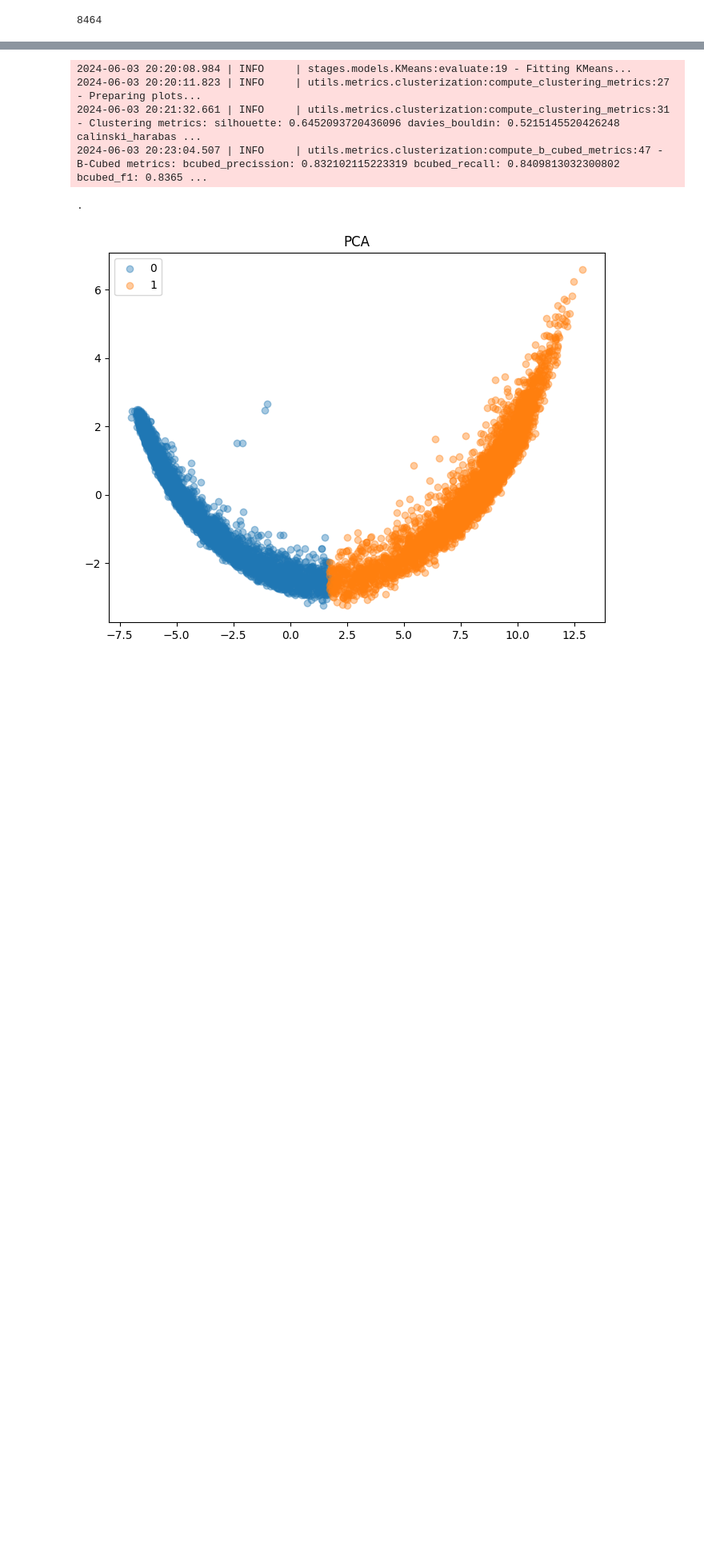
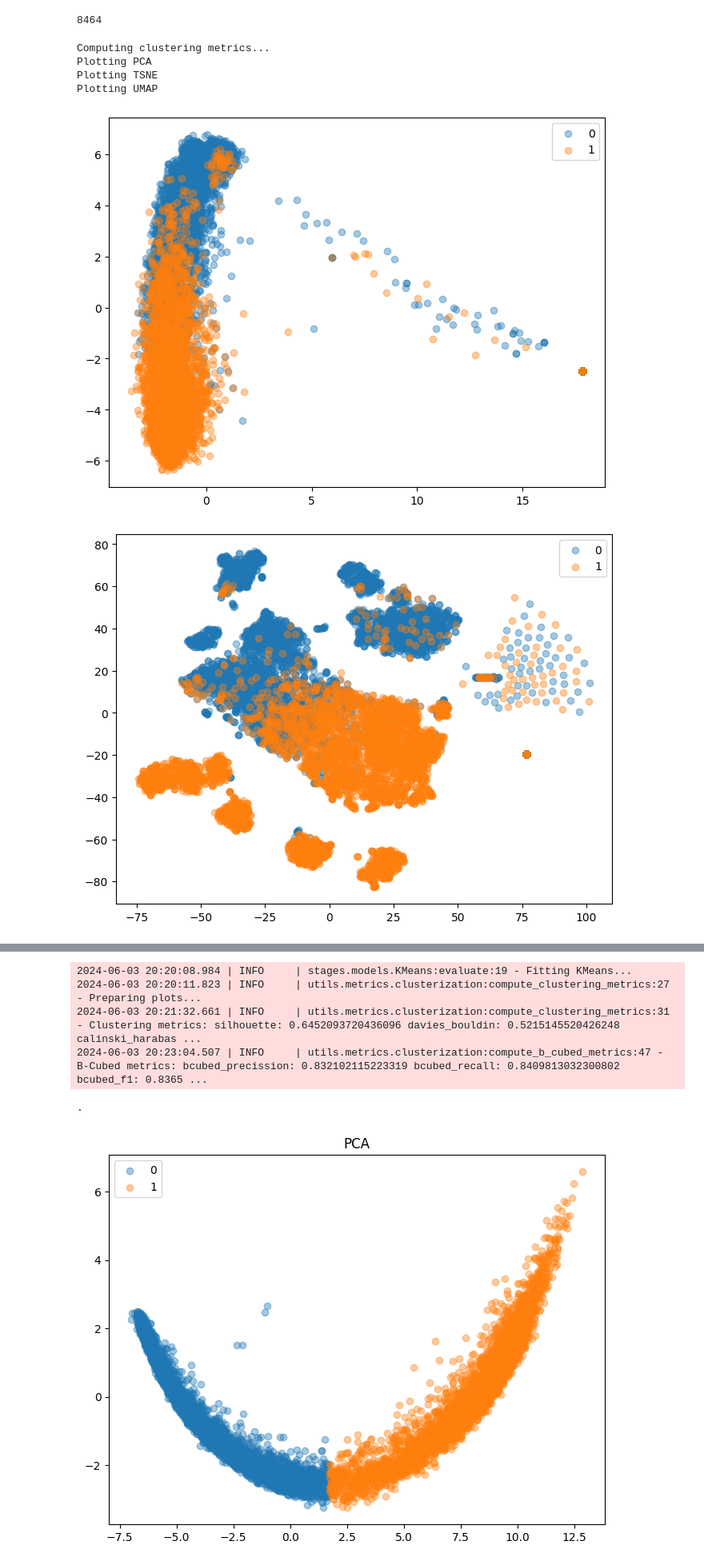
Before and after one commit to WitoldFracek/grembedding, a Jupyter notebook: witek/experiments.ipynb, the cells around one changed output, grey strips where cells are left out. Shown at 80% size. Drawn from its saved outputs; the diff is of its cells as text; code cells hidden in the pictures; blank space fills up the shorter version.

Commit message:
new ploting method

```diff
--- a/witek/experiments.ipynb
+++ b/witek/experiments.ipynb
@@ -190,0 +269,29 @@ def metrics_to_df(results: list[dict[str, Any]]) -> pd.DataFrame:
+# %%
+DummyDatacleaner = 'DummyDatacleaner'
+ProperNamesMasker = 'ProperNamesMasker'
+# %%
+dataset = 'StarWarsFanficShort'
+data_cleaner = DummyDatacleaner
+vectorizer = 'GremBERT'
+M = KMeans
+
+model = M()
+res = model.evaluate(
+    dataset,
+    data_cleaner,
+    vectorizer,
+    M.__name__,
+    {}
+)
+
+for key, value in res.items():
+    if isinstance(value, Figure):
+        method = key.split('_')[0]
+        value.savefig(f"temp_graph/{method}.png")
+# %% [output]
+Computing clustering metrics...
+Plotting PCA
+Plotting TSNE
+Plotting UMAP
+[figure, added]
+[figure, added]
```
Also changed, not shown: parts of 4 cells of this notebook, 1 other file.
